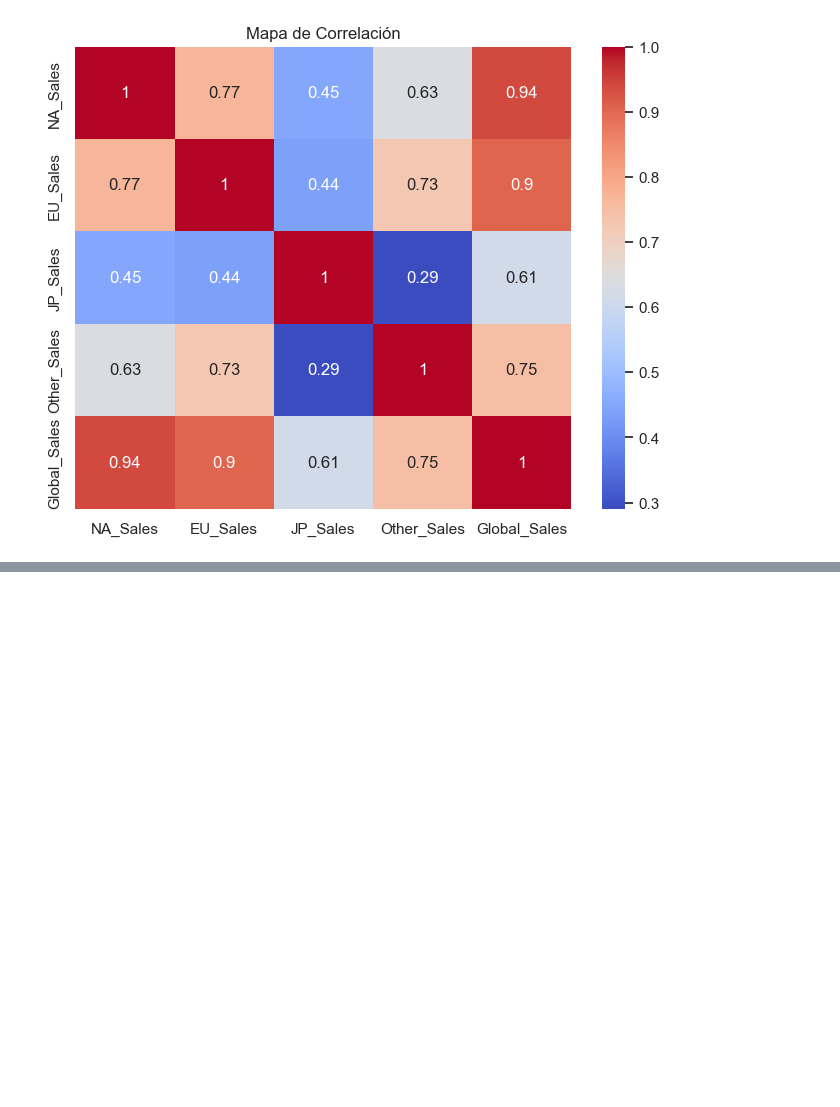
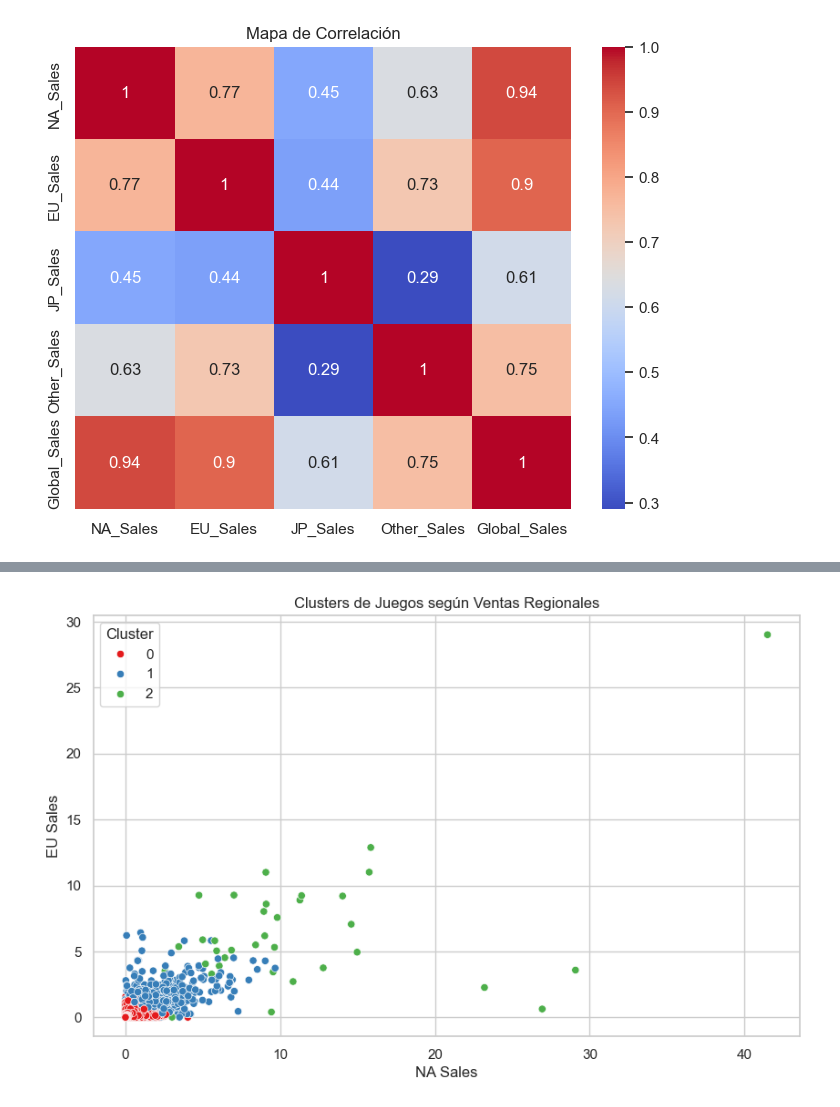
Before and after one commit to mmalexei/MineriaDeDatos1950644, a Jupyter notebook: Videogames.ipynb, the cells around one changed output, grey strips where cells are left out. Cells and saved outputs as stored; diff of their text form; code cells hidden in the pictures; blank space fills up the shorter version.

```diff
--- a/Videogames.ipynb
+++ b/Videogames.ipynb
@@ -283,0 +379,15 @@ Coeficientes del modelo:
+# %%
+# Elegimos k = 3 como ejemplo
+kmeans = KMeans(n_clusters=3, random_state=42, n_init=10)
+df['Cluster'] = kmeans.fit_predict(X_scaled)
+
+# Visualizar clusters (2D con NA vs EU Sales por ejemplo)
+plt.figure(figsize=(10, 6))
+sns.scatterplot(x='NA_Sales', y='EU_Sales', hue='Cluster', data=df, palette='Set1')
+plt.title('Clusters de Juegos según Ventas Regionales')
+plt.xlabel('NA Sales')
+plt.ylabel('EU Sales')
+plt.legend(title='Cluster')
+plt.show()
+# %% [output]
+[figure, added]
```
Also changed, not shown: parts of 9 cells of this notebook.
